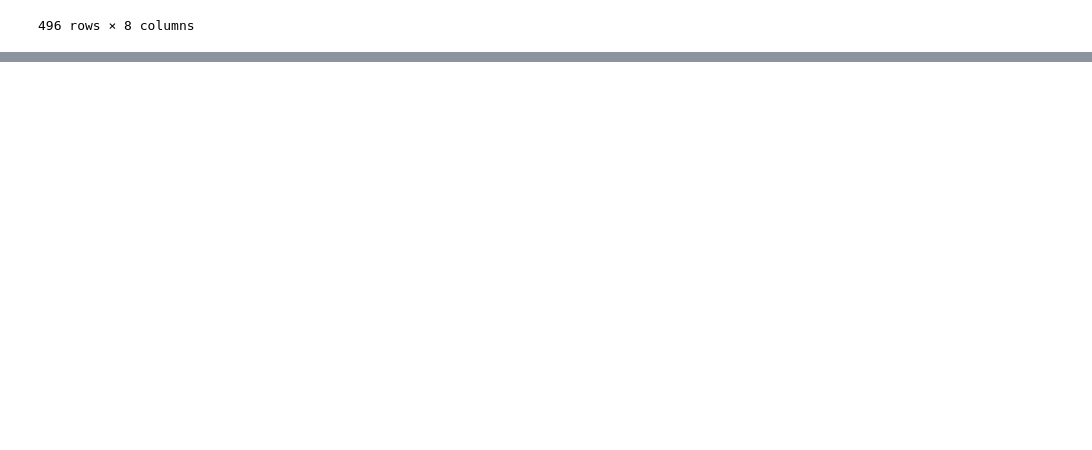
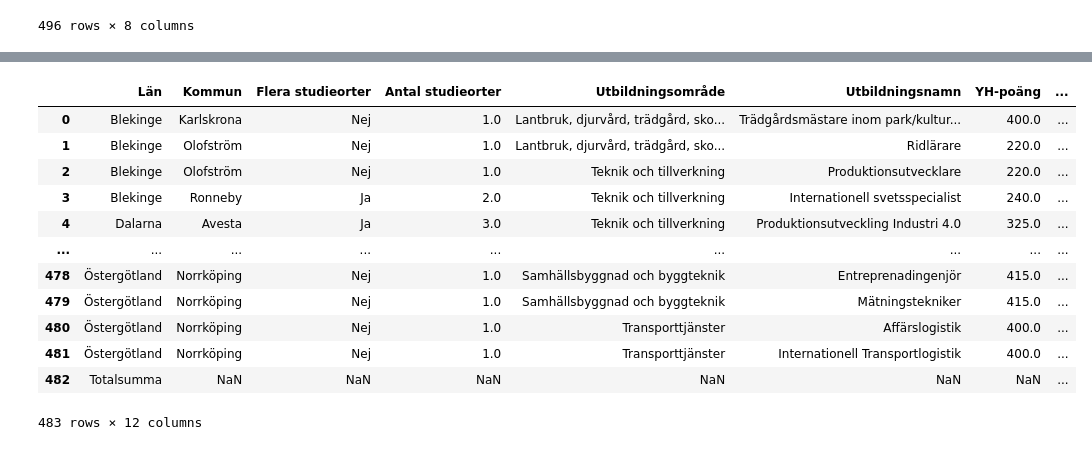
Before and after one commit to LAjoyan/EDA_Pandas, a Jupyter notebook: part_2/part_2.ipynb, the cells around one changed output, grey strips where cells are left out. Cells and saved outputs as stored; diff of their text form; code cells hidden in the pictures; blank space fills up the shorter version.

Commit message:
added column 'year' 2019 and converted previous years from string to int

```diff
--- a/part_2/part_2.ipynb
+++ b/part_2/part_2.ipynb
@@ -123,0 +142,17 @@ df2018
+# %%
+df2019['År'] = 2019
+df2019
+# %% [output]
+|  | Län | Kommun | Flera studieorter | Antal studieorter | Utbildningsområde | Utbildningsnamn | YH-poäng | ... |
+| 0 | Blekinge | Karlskrona | Nej | 1.0 | Lantbruk, djurvård, trädgård, sko... | Trädgårdsmästare inom park/kultur... | 400.0 | ... |
+| 1 | Blekinge | Olofström | Nej | 1.0 | Lantbruk, djurvård, trädgård, sko... | Ridlärare | 220.0 | ... |
+| 2 | Blekinge | Olofström | Nej | 1.0 | Teknik och tillverkning | Produktionsutvecklare | 220.0 | ... |
+| 3 | Blekinge | Ronneby | Ja | 2.0 | Teknik och tillverkning | Internationell svetsspecialist | 240.0 | ... |
+| 4 | Dalarna | Avesta | Ja | 3.0 | Teknik och tillverkning | Produktionsutveckling Industri 4.0 | 325.0 | ... |
+| ... | ... | ... | ... | ... | ... | ... | ... | ... |
+| 478 | Östergötland | Norrköping | Nej | 1.0 | Samhällsbyggnad och byggteknik | Entreprenadingenjör | 415.0 | ... |
+| 479 | Östergötland | Norrköping | Nej | 1.0 | Samhällsbyggnad och byggteknik | Mätningstekniker | 415.0 | ... |
+| 480 | Östergötland | Norrköping | Nej | 1.0 | Transporttjänster | Affärslogistik | 400.0 | ... |
+| 481 | Östergötland | Norrköping | Nej | 1.0 | Transporttjänster | Internationell Transportlogistik | 400.0 | ... |
+| 482 | Totalsumma | NaN | NaN | NaN | NaN | NaN | NaN | ... |
+483 rows × 12 columns
```
Also changed, not shown: parts of 5 cells of this notebook.
